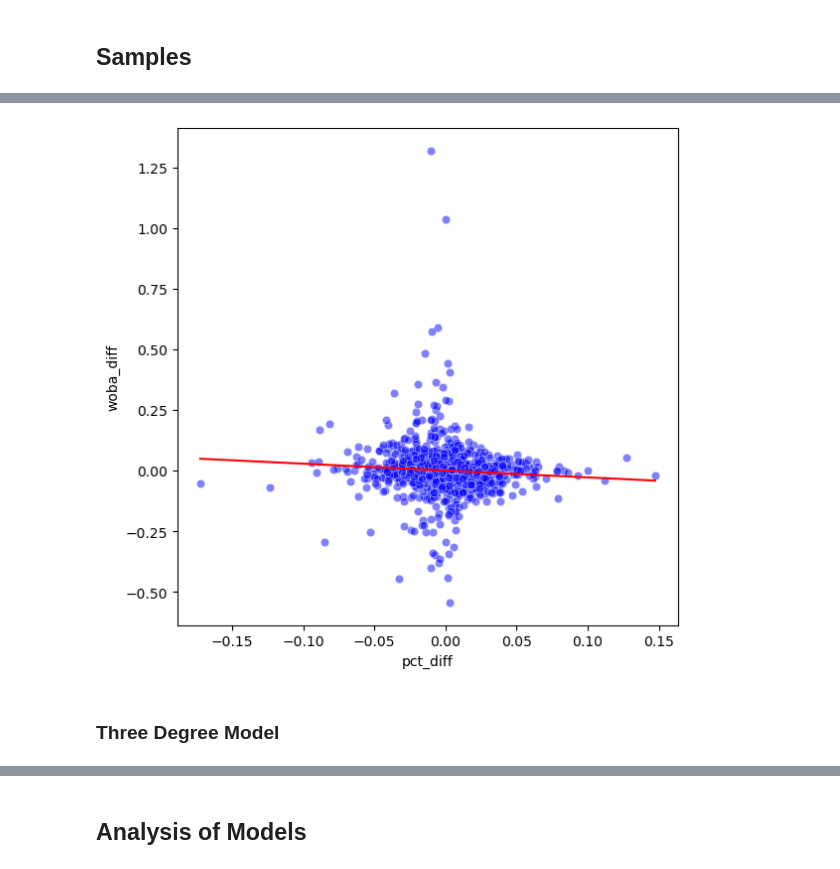
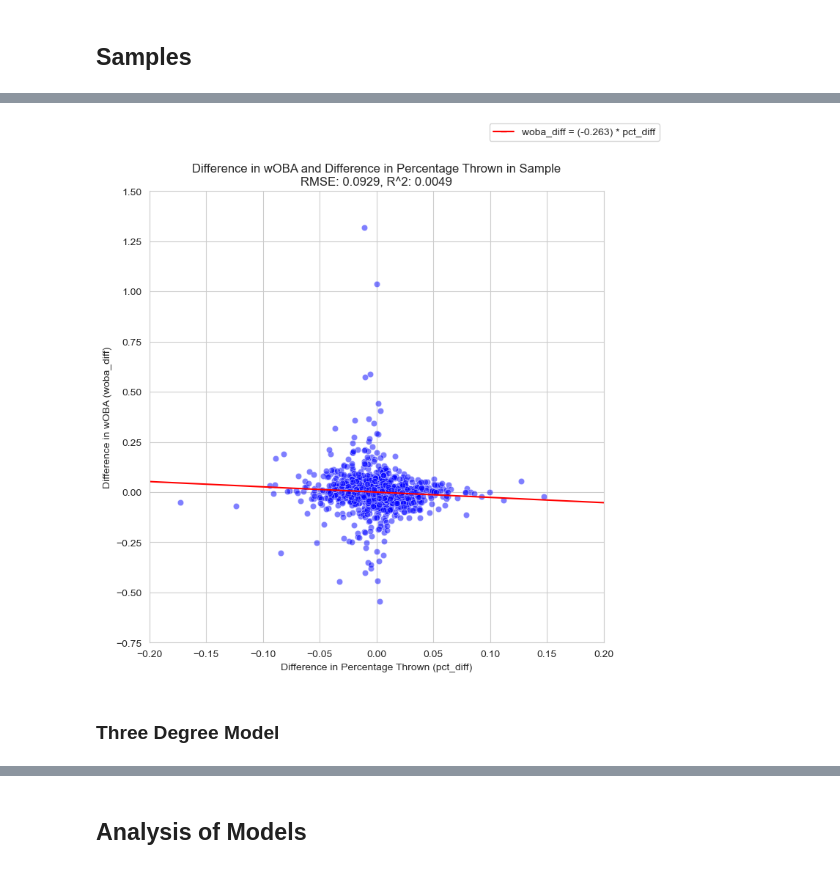
Before and after one commit to jackhinde/OptimizingPitchMix, a Jupyter notebook: PitchUseAndPerformance.ipynb, the cells around one changed output, grey strips where cells are left out. Drawn from its saved outputs; the diff is of its cells as text; code cells hidden in the pictures.

```diff
--- a/PitchUseAndPerformance.ipynb
+++ b/PitchUseAndPerformance.ipynb
@@ -2198,27 +2129,30 @@ adj_r_squared: 0.0046
 # %%
 sns.set_style("whitegrid");
 
 f, ax = plt.subplots(figsize=(8, 8))
 sns.scatterplot(x='pct_diff', y='woba_diff', color='blue', alpha=0.5, data=samples, ax=ax);
 
-x_values = np.linspace(samples['pct_diff'].min(), samples['pct_diff'].max(), 1000)
+x_values = np.linspace(-1, 1, 1000)
 y_values = outputs_sps1[1] * x_values
 
 sns.lineplot(x=x_values, y=y_values, color='red', ax=ax);
 
 ax.set_xlim(left=-0.2, right=0.2);
 ax.set_ylim(bottom=-0.75, top=1.5);
 
 # set title
-plt.title("Difference in wOBA and Difference in Percentage Thrown");
+plt.title(f"Difference in wOBA and Difference in Percentage Thrown in Sample\nRMSE: {round(outputs_sps1[2], 4)}, R^2: {round(outputs_sps1[3], 4)}");
 # set x-axis label
-ax.set_xlabel("Difference in Percentage Thrown");
+ax.set_xlabel("Difference in Percentage Thrown (pct_diff)");
 # set first (left) y-axis label
-ax.set_ylabel("Difference in wOBA");
+ax.set_ylabel("Difference in wOBA (woba_diff)");
+
+legend_label = f"woba_diff = ({round(outputs_sps1[1], 4)}) * pct_diff"
+f.legend(handles=[Line2D([], [], marker='_', color='red', label=legend_label)], loc=1);
 # %% [output]
-[figure, old version]
+[figure, new version]
-# %% [markdown]
-### Three Degree Model
+# %% [markdown]
+### Three Degree Model
 # %%
 # outputs_sps3 = (sps3, coef_pct_diff_3_sps3, coef_pct_diff_2_sps3, coef_pct_diff_1_sps3,
 #                 rmse_sps3, r_sq_sps3, adj_r_sq_sps3)
```
Also changed, not shown: parts of 155 cells of this notebook.
